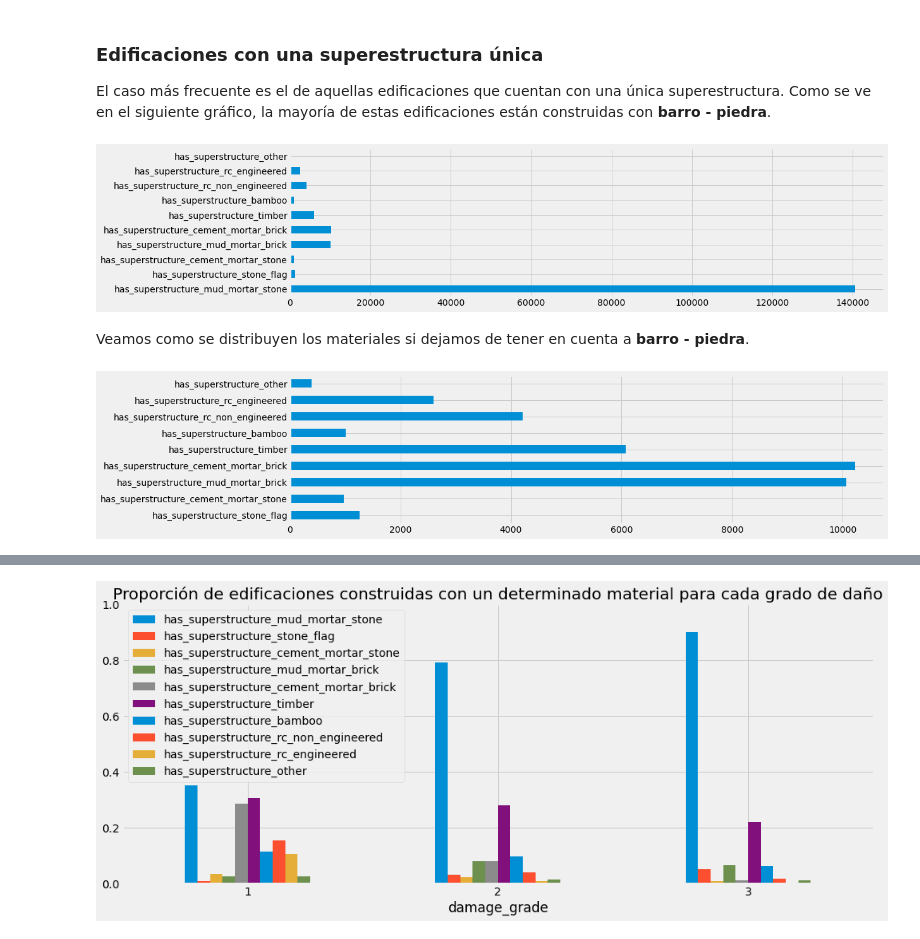
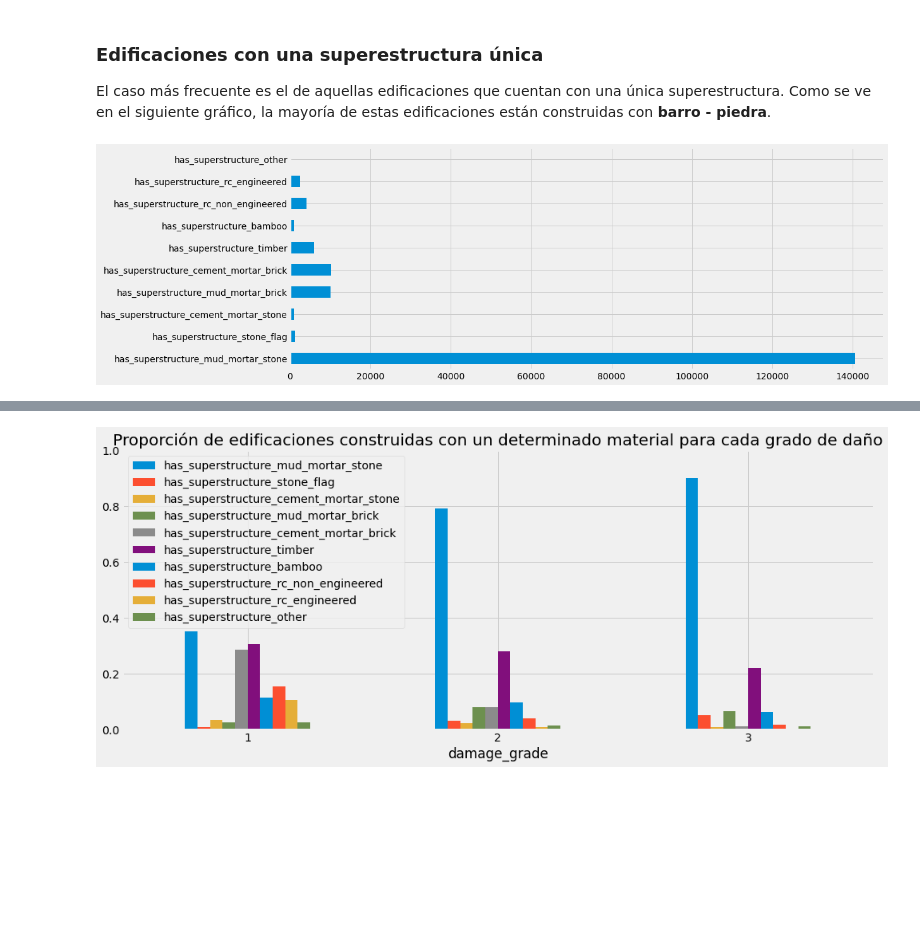
Before and after one commit to franvinas/7506-tp1, a Jupyter notebook: tp1.ipynb, the cells around one changed output, grey strips where cells are left out. Drawn from its saved outputs; the diff is of its cells as text; code cells hidden in the pictures; blank space fills up the shorter version.

```diff
--- a/tp1.ipynb
+++ b/tp1.ipynb
@@ -610,14 +596,7 @@ Aquellas edificaciones con mutiples materiales de construcción tuvieron, en pro
 ### Edificaciones con una superestructura única
 El caso más frecuente es el de aquellas edificaciones que cuentan con una única superestructura. Como se ve en el siguiente gráfico, la mayoría de estas edificaciones están construidas con **barro - piedra**.
 # %%
-superstructure.loc[superstructure['sum']==1,:].sum().iloc[:-2].plot(kind='barh', figsize=(15,4))
+superstructure.loc[superstructure['sum']==1,:].sum().iloc[:-2].plot(kind='barh', figsize=(15,6))
 plt.show()
 # %% [output]
-[figure, old version]
+[figure, new version]
-# %% [markdown]
-Veamos como se distribuyen los materiales si dejamos de tener en cuenta a **barro - piedra**.
-# %%
-superstructure.loc[superstructure['sum']==1,:].sum().iloc[1:-2].plot(kind='barh', figsize=(15,4))
-plt.show()
-# %% [output]
-[figure, removed]
```
Also changed, not shown: parts of 48 cells of this notebook.
